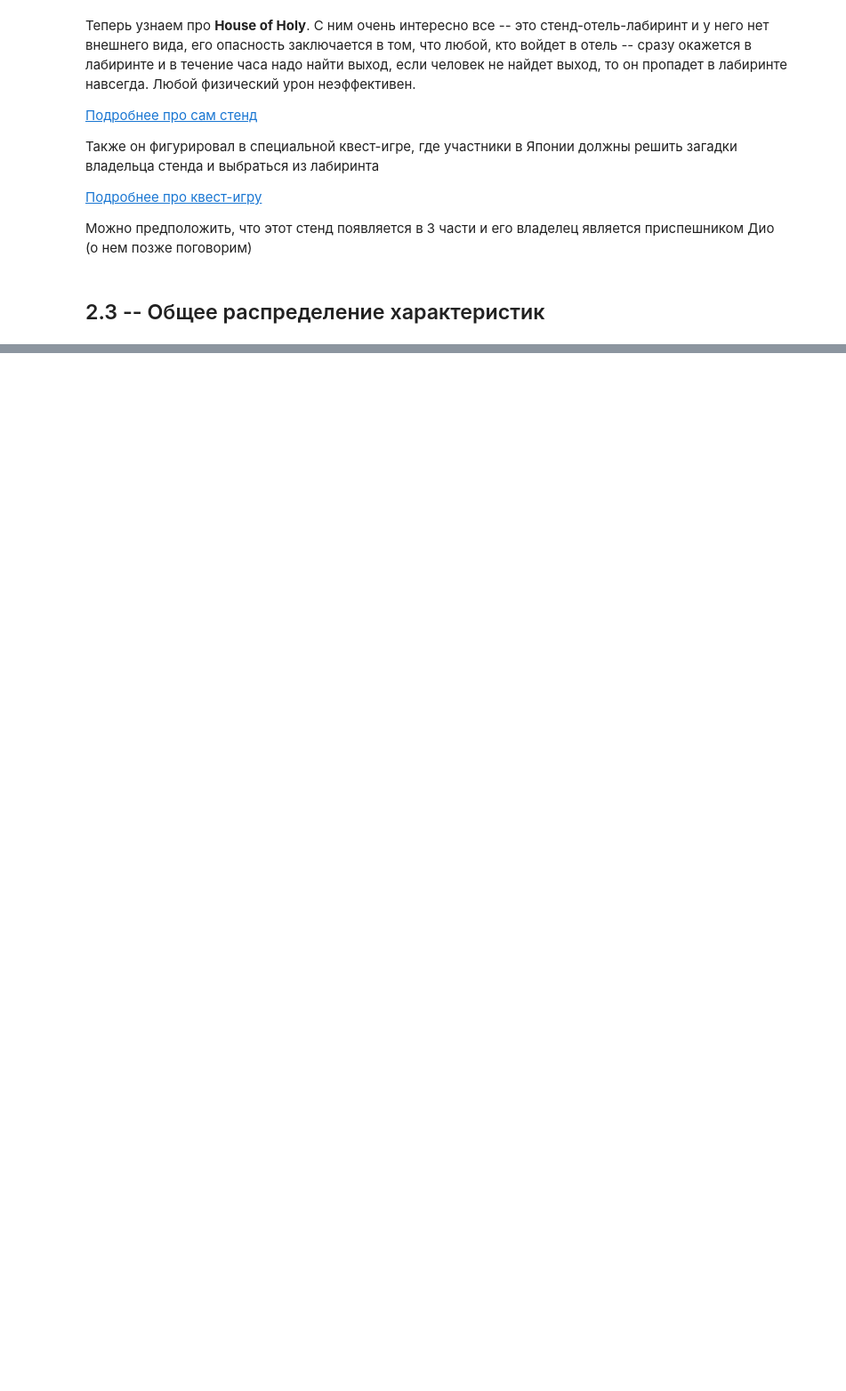
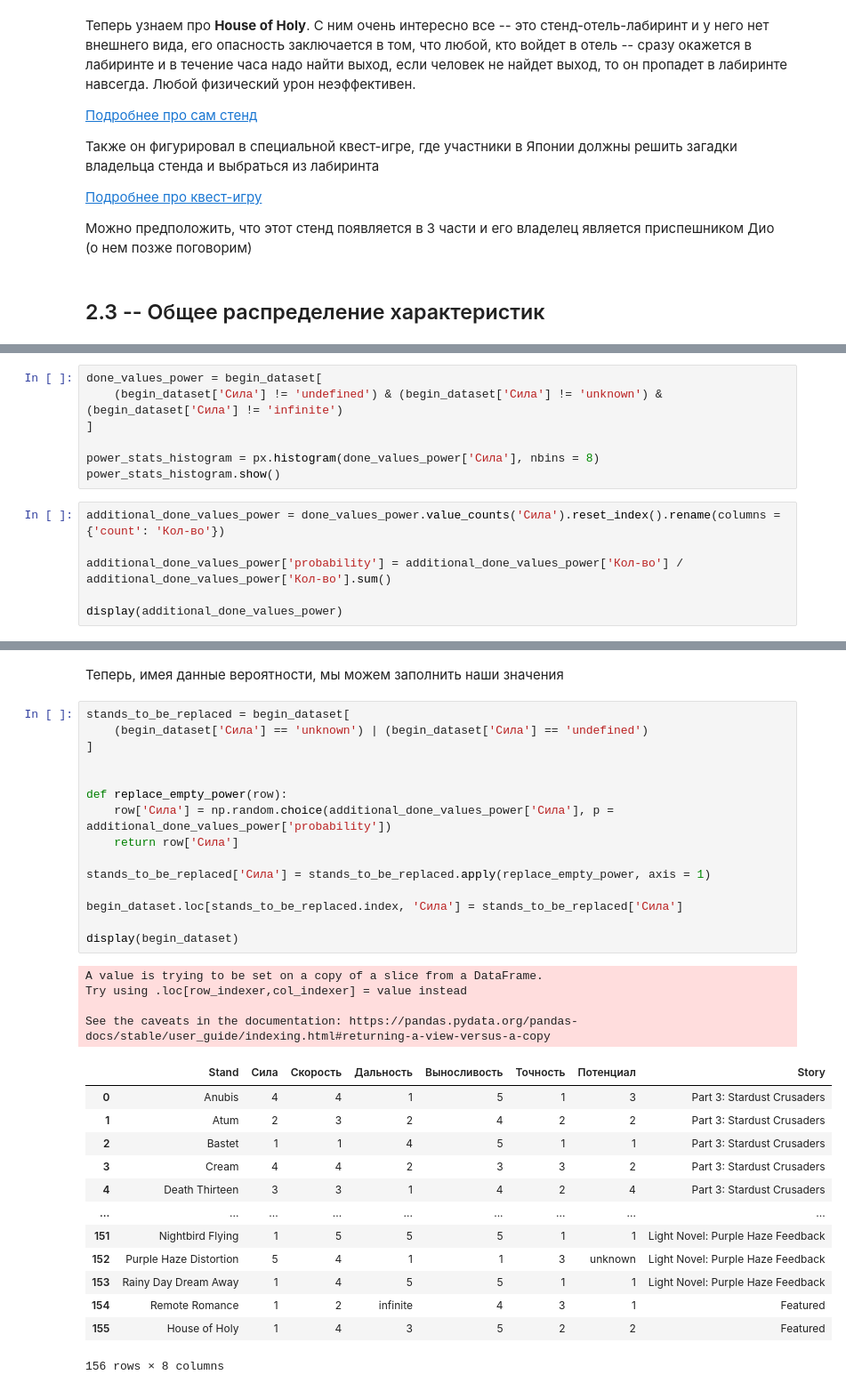
Before and after one commit to BogdanG888G/JOJO_stands, a Jupyter notebook: JOJO_stands.ipynb, the cells around one changed output, grey strips where cells are left out. Shown at 89% size. Saved outputs shown, nothing was run; the diff lists cells and outputs as text; blank space fills up the shorter version.

```diff
--- a/JOJO_stands.ipynb
+++ b/JOJO_stands.ipynb
@@ -170,0 +307,13 @@ display(featured_part)
+# %%
+done_values_power = begin_dataset[
+    (begin_dataset['Сила'] != 'undefined') & (begin_dataset['Сила'] != 'unknown') & (begin_dataset['Сила'] != 'infinite')
+]
+
+power_stats_histogram = px.histogram(done_values_power['Сила'], nbins = 8)
+power_stats_histogram.show()
+# %%
+additional_done_values_power = done_values_power.value_counts('Сила').reset_index().rename(columns = {'count': 'Кол-во'})
+
+additional_done_values_power['probability'] = additional_done_values_power['Кол-во'] / additional_done_values_power['Кол-во'].sum()
+
+display(additional_done_values_power)
@@ -170,0 +327,35 @@ display(featured_part)
+# %% [markdown]
+Теперь, имея данные вероятности, мы можем заполнить наши значения
+# %%
+stands_to_be_replaced = begin_dataset[
+    (begin_dataset['Сила'] == 'unknown') | (begin_dataset['Сила'] == 'undefined')
+]
+
+
+def replace_empty_power(row):
+    row['Сила'] = np.random.choice(additional_done_values_power['Сила'], p = additional_done_values_power['probability'])
+    return row['Сила']
+
+stands_to_be_replaced['Сила'] = stands_to_be_replaced.apply(replace_empty_power, axis = 1)
+
+begin_dataset.loc[stands_to_be_replaced.index, 'Сила'] = stands_to_be_replaced['Сила']
+
+display(begin_dataset)
+# %% [output]
+A value is trying to be set on a copy of a slice from a DataFrame.
+Try using .loc[row_indexer,col_indexer] = value instead
+
+See the caveats in the documentation: https://pandas.pydata.org/pandas-docs/stable/user_guide/indexing.html#returning-a-view-versus-a-copy
+|  | Stand | Сила | Скорость | Дальность | Выносливость | Точность | Потенциал | Story |
+| 0 | Anubis | 4 | 4 | 1 | 5 | 1 | 3 | Part 3: Stardust Crusaders |
+| 1 | Atum | 2 | 3 | 2 | 4 | 2 | 2 | Part 3: Stardust Crusaders |
+| 2 | Bastet | 1 | 1 | 4 | 5 | 1 | 1 | Part 3: Stardust Crusaders |
+| 3 | Cream | 4 | 4 | 2 | 3 | 3 | 2 | Part 3: Stardust Crusaders |
+| 4 | Death Thirteen | 3 | 3 | 1 | 4 | 2 | 4 | Part 3: Stardust Crusaders |
+| ... | ... | ... | ... | ... | ... | ... | ... | ... |
+| 151 | Nightbird Flying | 1 | 5 | 5 | 5 | 1 | 1 | Light Novel: Purple Haze Feedback |
+| 152 | Purple Haze Distortion | 5 | 4 | 1 | 1 | 3 | unknown | Light Novel: Purple Haze Feedback |
+| 153 | Rainy Day Dream Away | 1 | 4 | 5 | 5 | 1 | 1 | Light Novel: Purple Haze Feedback |
+| 154 | Remote Romance | 1 | 2 | infinite | 4 | 3 | 1 | Featured |
+| 155 | House of Holy | 1 | 4 | 3 | 5 | 2 | 2 | Featured |
+156 rows × 8 columns
```
Also changed, not shown: parts of 22 cells of this notebook.
